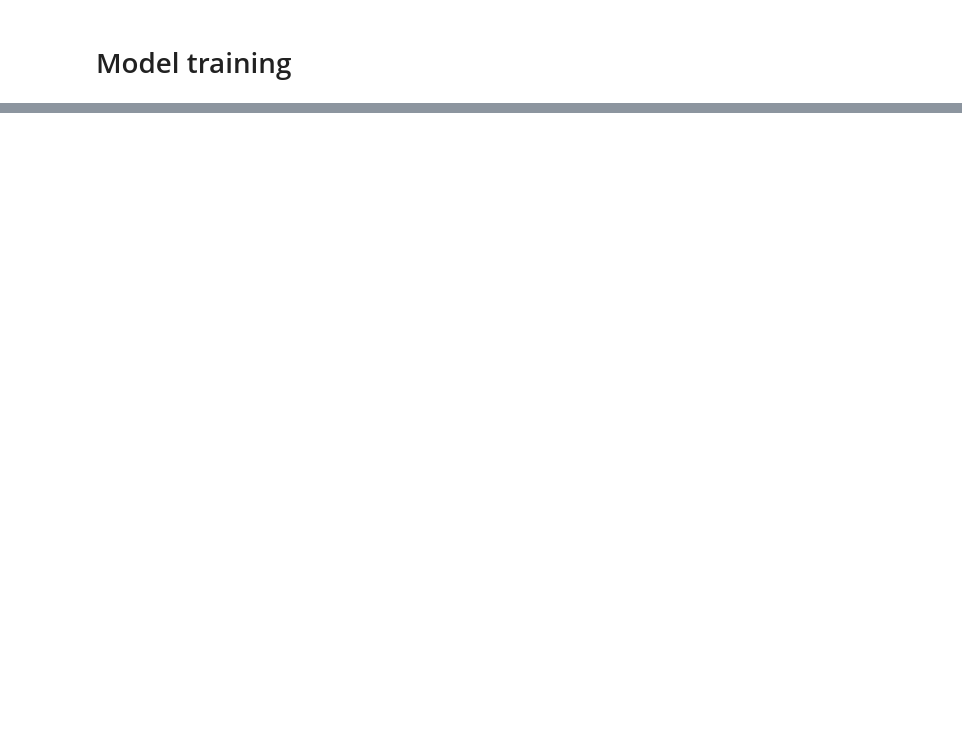
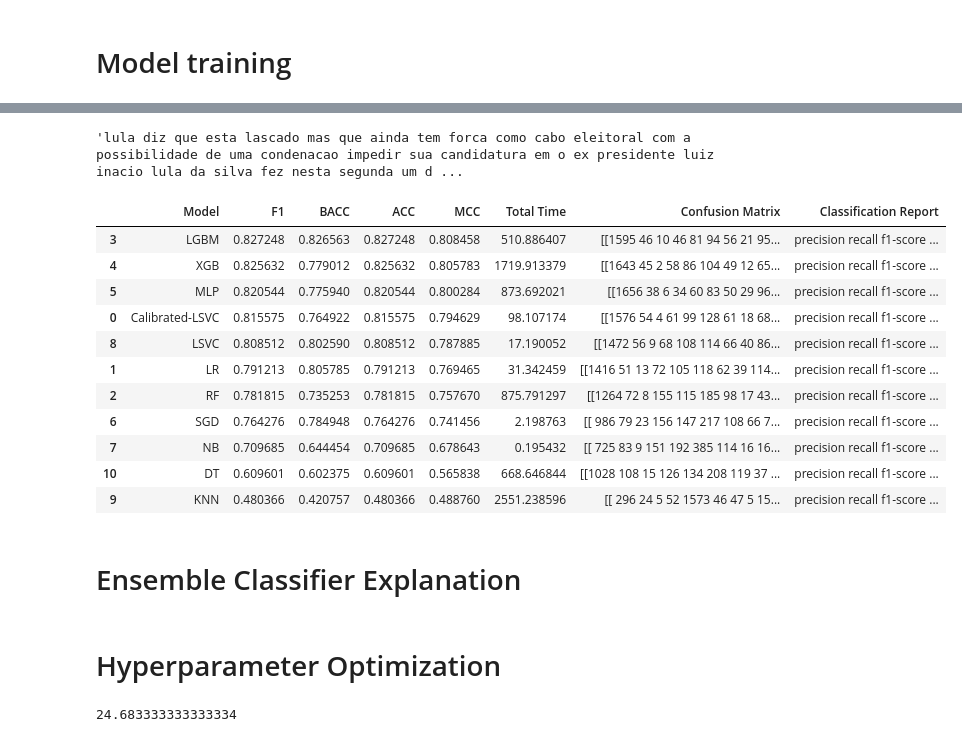
Before and after one commit to bombermal/Studies_proj_text_classification, a Jupyter notebook: main.ipynb, the cells around one changed output, grey strips where cells are left out. Drawn from its saved outputs; the diff is of its cells as text; code cells hidden in the pictures; blank space fills up the shorter version.

```diff
--- a/main.ipynb
+++ b/main.ipynb
@@ -162,7 +165,8 @@ df_balanced.head()
 # %%
 # Change category to numeric
 df_balanced["category"] = df_balanced.category.astype("category")
-# df_balanced.category = df_balanced.category.cat.codes
+category_map = {key: value for key, value in zip(df_balanced.category, df_balanced.category.cat.codes)}
+df_balanced.category = df_balanced.category.cat.codes
 # %% [markdown]
 # Split data
 # %%
@@ -182,12 +184,13 @@ df_train.shape, df_test.shape, df_val.shape
 # %%
 # Stopwords
 stopwords_nltk = stopwords.words('portuguese')
-# stopwords_spacy = spacy.load('pt_core_news_sm').Defaults.stop_words
-# both_stopwords = set(stopwords_nltk) | set(stopwords_spacy)
+stopwords_spacy = spacy.load('pt_core_news_sm').Defaults.stop_words
+both_stopwords = set(stopwords_nltk) | set(stopwords_spacy)
+both_stopwords = list(map(unidecode, both_stopwords))
 
 # Create a tfidf vectorizer
-vectorizer = TfidfVectorizer(stop_words=stopwords_nltk, max_features=2000,
-                             ngram_range=(1, 2), min_df=5, max_df=0.8, lowercase=True)
+vectorizer = TfidfVectorizer(stop_words=both_stopwords, max_features=2000,
+                             ngram_range=(1, 3), min_df=5, max_df=0.8, lowercase=True)
 
 # Fit the vectorizer with our texts
 vectorizer.fit(df_train.norm_text)
@@ -339,0 +344,21 @@ empreendedorsocial       0.88      0.77      0.82        30
+# %%
+df_balanced.loc[0, "norm_text"]
+# %% [output]
+'lula diz que esta lascado mas que ainda tem forca como cabo eleitoral com a possibilidade de uma condenacao impedir sua candidatura em o ex presidente luiz inacio lula da silva fez nesta segunda um d ...
+# %%
+df_results.sort_values(by='F1', ascending=False)
+# %% [output]
+|  | Model | F1 | BACC | ACC | MCC | Total Time | Confusion Matrix | Classification Report |
+| 3 | LGBM | 0.827248 | 0.826563 | 0.827248 | 0.808458 | 510.886407 | [[1595 46 10 46 81 94 56 21 95... | precision recall f1-score ... |
+| 4 | XGB | 0.825632 | 0.779012 | 0.825632 | 0.805783 | 1719.913379 | [[1643 45 2 58 86 104 49 12 65... | precision recall f1-score ... |
+| 5 | MLP | 0.820544 | 0.775940 | 0.820544 | 0.800284 | 873.692021 | [[1656 38 6 34 60 83 50 29 96... | precision recall f1-score ... |
+| 0 | Calibrated-LSVC | 0.815575 | 0.764922 | 0.815575 | 0.794629 | 98.107174 | [[1576 54 4 61 99 128 61 18 68... | precision recall f1-score ... |
+| 8 | LSVC | 0.808512 | 0.802590 | 0.808512 | 0.787885 | 17.190052 | [[1472 56 9 68 108 114 66 40 86... | precision recall f1-score ... |
+| 1 | LR | 0.791213 | 0.805785 | 0.791213 | 0.769465 | 31.342459 | [[1416 51 13 72 105 118 62 39 114... | precision recall f1-score ... |
+| 2 | RF | 0.781815 | 0.735253 | 0.781815 | 0.757670 | 875.791297 | [[1264 72 8 155 115 185 98 17 43... | precision recall f1-score ... |
+| 6 | SGD | 0.764276 | 0.784948 | 0.764276 | 0.741456 | 2.198763 | [[ 986 79 23 156 147 217 108 66 7... | precision recall f1-score ... |
+| 7 | NB | 0.709685 | 0.644454 | 0.709685 | 0.678643 | 0.195432 | [[ 725 83 9 151 192 385 114 16 16... | precision recall f1-score ... |
+| 10 | DT | 0.609601 | 0.602375 | 0.609601 | 0.565838 | 668.646844 | [[1028 108 15 126 134 208 119 37 ... | precision recall f1-score ... |
+| 9 | KNN | 0.480366 | 0.420757 | 0.480366 | 0.488760 | 2551.238596 | [[ 296 24 5 52 1573 46 47 5 15... | precision recall f1-score ... |
+# %% [markdown]
+# Ensemble Classifier Explanation
@@ -339,0 +394,42 @@ empreendedorsocial       0.88      0.77      0.82        30
+# %% [markdown]
+# Hyperparameter Optimization
+# %%
+# Performing grid search
+from sklearn.model_selection import GridSearchCV
+from sklearn.metrics import make_scorer
+
+scorer_mcc = make_scorer(matthews_corrcoef)
+
+model_sgd = SGDClassifier(random_state=314, n_jobs=-1, class_weight='balanced')
+
+# Define parameter grid for the search
+param_grid = {
+    'loss': ['hinge', 'log_loss', 'squared_hinge', 'modified_huber'],
+    'alpha': [1e-4, 1e-3, 1e-2, 1e-1, 1e0],
+    'max_iter': [1000, 2000, 3000, 4000, 5000],
+    'penalty': ['l2', 'l1', 'elasticnet'],
+}
+
+# Create the GridSearchCV object with the SGDClassifier and parameter grid
+grid_search = GridSearchCV(model_sgd, param_grid, cv=3, scoring=scorer_mcc, n_jobs=-1)
+
+# Perform the grid search by fitting training data
+grid_search.fit(X_train, y_train)
+
+# Print the best parameters and corresponding MCC score found by the grid search
+print("Best parameters: ", grid_search.best_params_)
+print("Best score: ", grid_search.best_score_)
+
+# Evaluate the model with chosen parameters on the test set
+best_estimator = grid_search.best_estimator_
+valid_mcc = best_estimator.score(X_val, y_val)
+print("Valid MCC: ", valid_mcc)
+
+# Took 65 minutes to run in a 48 core CPU
+# it performs 4 * 5 * 5 * 3 combinations of parameters, which is 300 combinations in total. Since it uses Cross Validation with 3 folds, it will train 900 models in total!!!!!
+
+# Best parameters:  {'alpha': 0.0001, 'loss': 'hinge', 'max_iter': 1000, 'penalty': 'l1'}
+# Best score:  0.8971782029568908
+# Valid MCC:  0.9570773263433814
+# %% [output]
+24.683333333333334
```
Also changed, not shown: parts of 13 cells of this notebook.
